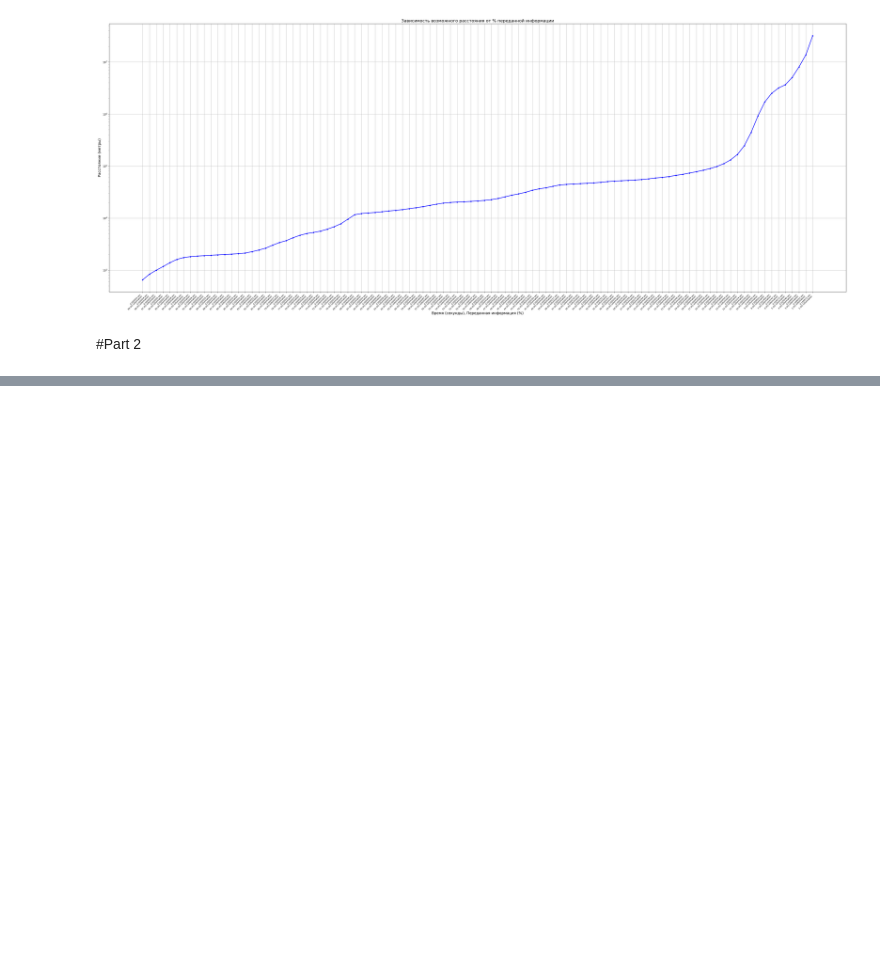
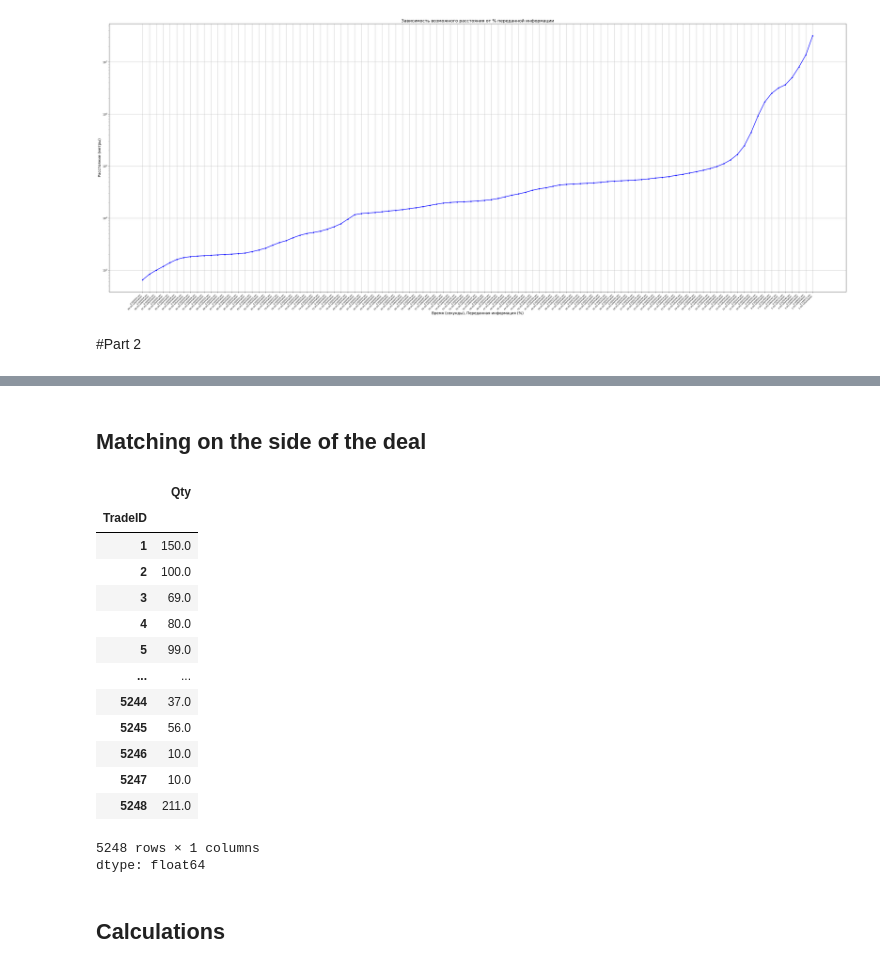
Before and after one commit to WastingT-me/HFT-Interviews, a Jupyter notebook: MD_task_Example.ipynb, the cells around one changed output, grey strips where cells are left out. Drawn from its saved outputs; the diff is of its cells as text; code cells hidden in the pictures; blank space fills up the shorter version.

```diff
--- a/MD_task_Example.ipynb
+++ b/MD_task_Example.ipynb
@@ -268,4 +286,5 @@ data['ServerTimestamp [datatime, us]'] = pd.to_datetime(data['ServerTimestamp [d
 start_time = datetime.strptime('10:00:00', '%H:%M:%S').time()
 end_time = datetime.strptime('18:40:00', '%H:%M:%S').time()
 filtered_data = data[(data['ServerTimestamp [datatime, us]'].dt.time >= start_time) &
-                        (data['ServerTimestamp [datatime, us]'].dt.time <= end_time)]
+                        (data['ServerTimestamp [datatime, us]'].dt.time <= end_time) &
+                        (data['Mdtype'] == 1)].copy()
@@ -315,0 +291,38 @@ print("Probabilities of matching side:", probabilities)
+# %% [markdown]
+## Matching on the side of the deal
+# %%
+filtered_data['[price;qty;nborders] ask 3'] = filtered_data['[price;qty;nborders] ask 3'].astype(int)
+
+# Определение стороны сделки: покупка (buy) или продажа (sell). '[price;qty;nborders] ask 3' - колонка с информацией по OrderSide
+filtered_data.loc[:, 'side'] = np.where(filtered_data['[price;qty;nborders] ask 3'] == 1, 'buy', 'sell')
+
+# Определение трейдов. Также можно по lastInBatch (колонка '[price;qty;nborders] ask 4').
+filtered_data.loc[:, 'TradeID'] = (
+    (filtered_data['MarketTimestamp [epoch]'].shift(1) != filtered_data['MarketTimestamp [epoch]']) |
+    (filtered_data['side'].shift(1) != filtered_data['side'])
+).cumsum()
+# %%
+filtered_data['Qty'] = filtered_data['[price;qty;nborders] ask 0'].apply(lambda x: float(x))
+# %%
+# Группировка по TradeID и вычисление суммарного объема (Qty)
+trade_sizes = filtered_data.groupby('TradeID')['Qty'].sum()
+# %%
+trade_sizes
+# %% [output]
+|  | Qty |
+| TradeID |  |
+| 1 | 150.0 |
+| 2 | 100.0 |
+| 3 | 69.0 |
+| 4 | 80.0 |
+| 5 | 99.0 |
+| ... | ... |
+| 5244 | 37.0 |
+| 5245 | 56.0 |
+| 5246 | 10.0 |
+| 5247 | 10.0 |
+| 5248 | 211.0 |
+5248 rows × 1 columns
+dtype: float64
+# %% [markdown]
+## Calculations
```
Also changed, not shown: parts of 5 cells of this notebook.
